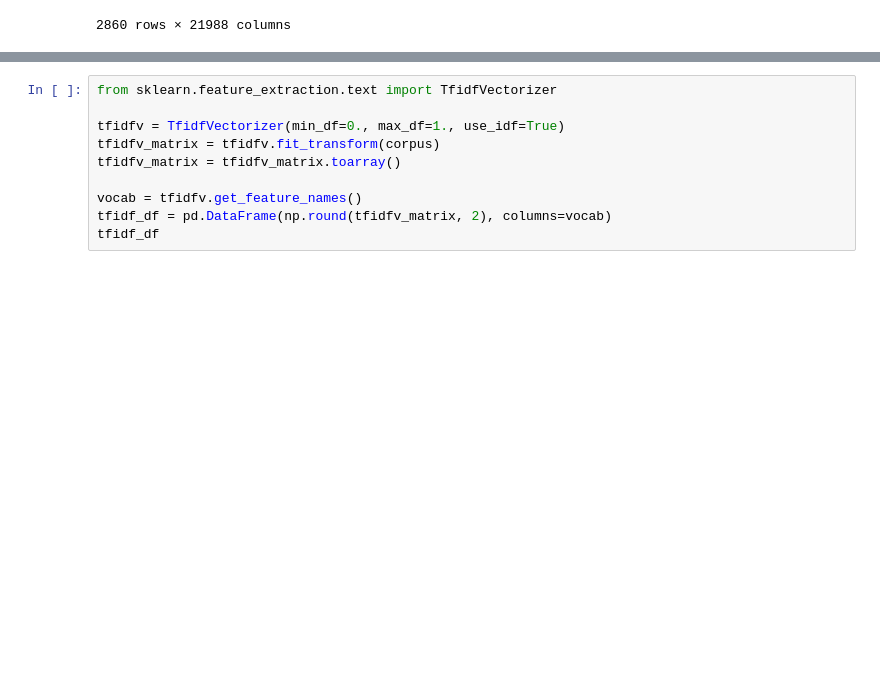
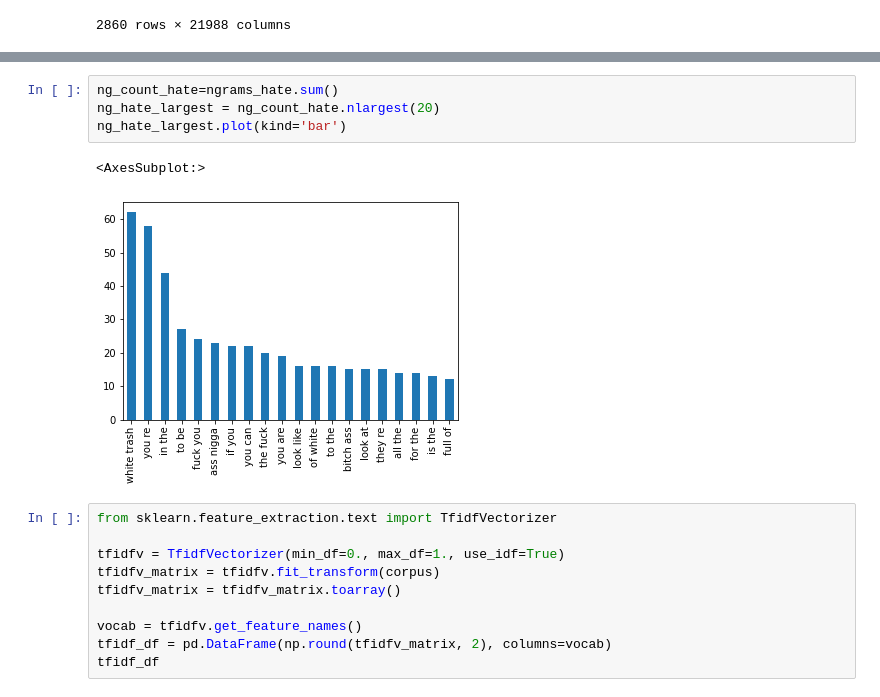
Before and after one commit to sheensta/twitter_hate_speech, a Jupyter notebook: notebooks/feature_selection_colin.ipynb, the cells around one changed output, grey strips where cells are left out. Cells and saved outputs as stored; diff of their text form; blank space fills up the shorter version.

```diff
--- a/notebooks/feature_selection_colin.ipynb
+++ b/notebooks/feature_selection_colin.ipynb
@@ -146,3 +139,10 @@ dtype: int64
+# %%
+ng_count_hate=ngrams_hate.sum()
+ng_hate_largest = ng_count_hate.nlargest(20)
+ng_hate_largest.plot(kind='bar')
+# %% [output]
+<AxesSubplot:>
+[figure, added]
 # %%
 from sklearn.feature_extraction.text import TfidfVectorizer
 
```
Also changed, not shown: parts of 10 cells of this notebook, 1 other file.
